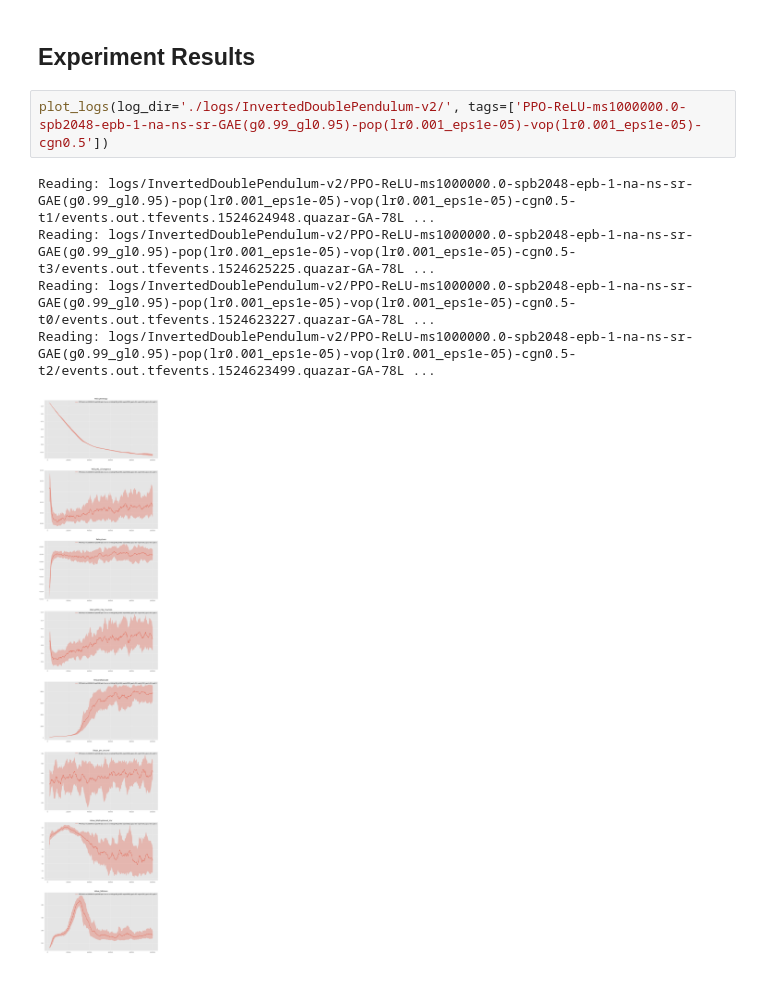
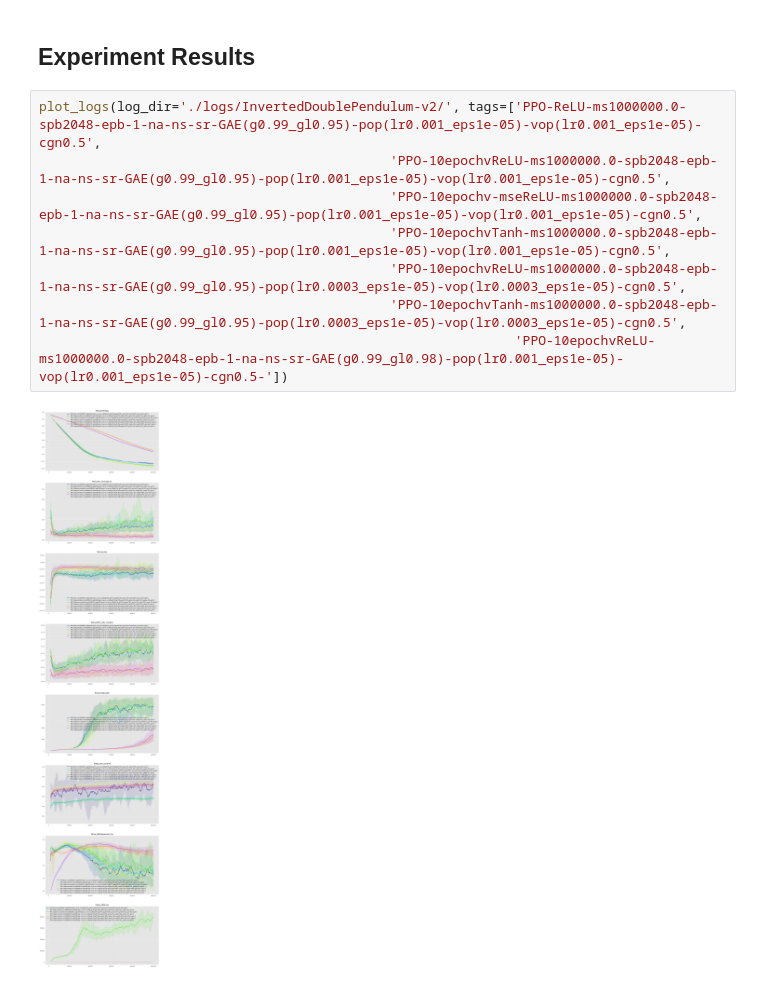
Before and after one commit to lgvaz/reward, a Jupyter notebook: benchmark/InvertedDoublePendulum.ipynb, the cells around one changed output. Saved outputs shown, nothing was run; the diff lists cells and outputs as text.

```diff
--- a/benchmark/InvertedDoublePendulum.ipynb
+++ b/benchmark/InvertedDoublePendulum.ipynb
@@ -11,11 +11,13 @@ Image('imgs/ppo/inverteddoublependulum_paper.png')
 [figure]
 # %% [markdown]
 ## Experiment Results
-# %%
-plot_logs(log_dir='./logs/InvertedDoublePendulum-v2/', tags=['PPO-ReLU-ms1000000.0-spb2048-epb-1-na-ns-sr-GAE(g0.99_gl0.95)-pop(lr0.001_eps1e-05)-vop(lr0.001_eps1e-05)-cgn0.5'])
-# %% [output]
-Reading: logs/InvertedDoublePendulum-v2/PPO-ReLU-ms1000000.0-spb2048-epb-1-na-ns-sr-GAE(g0.99_gl0.95)-pop(lr0.001_eps1e-05)-vop(lr0.001_eps1e-05)-cgn0.5-t1/events.out.tfevents.1524624948.quazar-GA-78L ...
-Reading: logs/InvertedDoublePendulum-v2/PPO-ReLU-ms1000000.0-spb2048-epb-1-na-ns-sr-GAE(g0.99_gl0.95)-pop(lr0.001_eps1e-05)-vop(lr0.001_eps1e-05)-cgn0.5-t3/events.out.tfevents.1524625225.quazar-GA-78L ...
-Reading: logs/InvertedDoublePendulum-v2/PPO-ReLU-ms1000000.0-spb2048-epb-1-na-ns-sr-GAE(g0.99_gl0.95)-pop(lr0.001_eps1e-05)-vop(lr0.001_eps1e-05)-cgn0.5-t0/events.out.tfevents.1524623227.quazar-GA-78L ...
-Reading: logs/InvertedDoublePendulum-v2/PPO-ReLU-ms1000000.0-spb2048-epb-1-na-ns-sr-GAE(g0.99_gl0.95)-pop(lr0.001_eps1e-05)-vop(lr0.001_eps1e-05)-cgn0.5-t2/events.out.tfevents.1524623499.quazar-GA-78L ...
-[figure, removed]
+# %%
+plot_logs(log_dir='./logs/InvertedDoublePendulum-v2/', tags=['PPO-ReLU-ms1000000.0-spb2048-epb-1-na-ns-sr-GAE(g0.99_gl0.95)-pop(lr0.001_eps1e-05)-vop(lr0.001_eps1e-05)-cgn0.5',
+                                             'PPO-10epochvReLU-ms1000000.0-spb2048-epb-1-na-ns-sr-GAE(g0.99_gl0.95)-pop(lr0.001_eps1e-05)-vop(lr0.001_eps1e-05)-cgn0.5',
+                                             'PPO-10epochv-mseReLU-ms1000000.0-spb2048-epb-1-na-ns-sr-GAE(g0.99_gl0.95)-pop(lr0.001_eps1e-05)-vop(lr0.001_eps1e-05)-cgn0.5',
+                                             'PPO-10epochvTanh-ms1000000.0-spb2048-epb-1-na-ns-sr-GAE(g0.99_gl0.95)-pop(lr0.001_eps1e-05)-vop(lr0.001_eps1e-05)-cgn0.5',
+                                             'PPO-10epochvReLU-ms1000000.0-spb2048-epb-1-na-ns-sr-GAE(g0.99_gl0.95)-pop(lr0.0003_eps1e-05)-vop(lr0.0003_eps1e-05)-cgn0.5',
+                                             'PPO-10epochvTanh-ms1000000.0-spb2048-epb-1-na-ns-sr-GAE(g0.99_gl0.95)-pop(lr0.0003_eps1e-05)-vop(lr0.0003_eps1e-05)-cgn0.5',
+                                                             'PPO-10epochvReLU-ms1000000.0-spb2048-epb-1-na-ns-sr-GAE(g0.99_gl0.98)-pop(lr0.001_eps1e-05)-vop(lr0.001_eps1e-05)-cgn0.5-'])
+# %% [output]
+[figure, added]
```
Also changed, not shown: 3 other files.
